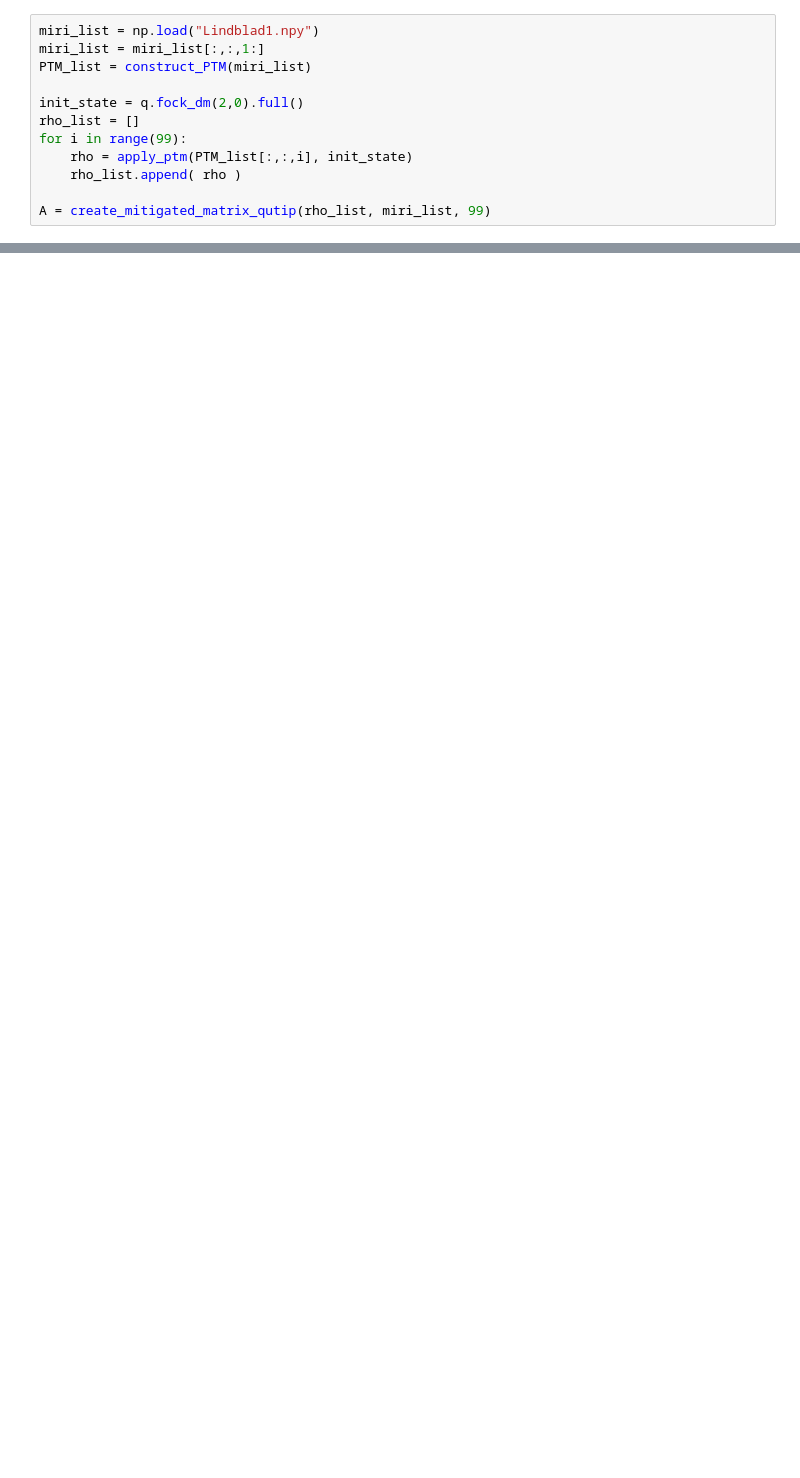
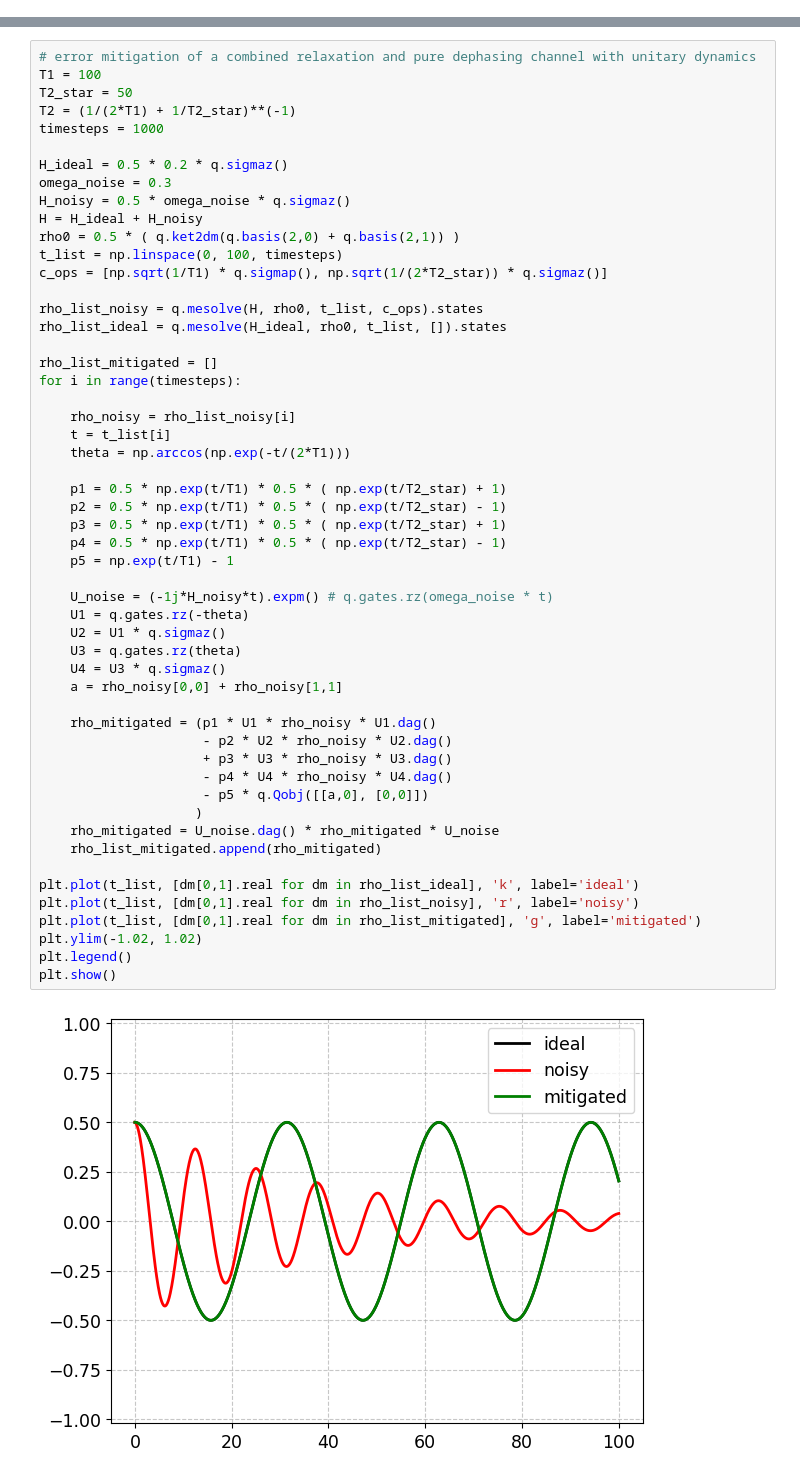
Before and after one commit to dehe1011/NVcenter, a Jupyter notebook: development/Untitled.ipynb, the cells around one changed output, grey strips where cells are left out. Drawn from its saved outputs; the diff is of its cells as text; blank space fills up the shorter version.

```diff
--- a/development/Untitled.ipynb
+++ b/development/Untitled.ipynb
@@ -94,12 +0,0 @@ def pauli_vec_to_rho(pauli_vec):
-# %%
-miri_list = np.load("Lindblad1.npy")
-miri_list = miri_list[:,:,1:]
-PTM_list = construct_PTM(miri_list)
-
-init_state = q.fock_dm(2,0).full()
-rho_list = []
-for i in range(99):
-    rho = apply_ptm(PTM_list[:,:,i], init_state)
-    rho_list.append( rho )
-
-A = create_mitigated_matrix_qutip(rho_list, miri_list, 99)
@@ -113,0 +8,55 @@ Quantum object: dims=[[2], [2]], shape=(2, 2), type='oper', dtype=Dense, isherm=
+# %%
+# error mitigation of a combined relaxation and pure dephasing channel with unitary dynamics
+T1 = 100
+T2_star = 50
+T2 = (1/(2*T1) + 1/T2_star)**(-1)
+timesteps = 1000
+
+H_ideal = 0.5 * 0.2 * q.sigmaz()
+omega_noise = 0.3
+H_noisy = 0.5 * omega_noise * q.sigmaz()
+H = H_ideal + H_noisy
+rho0 = 0.5 * ( q.ket2dm(q.basis(2,0) + q.basis(2,1)) )
+t_list = np.linspace(0, 100, timesteps)
+c_ops = [np.sqrt(1/T1) * q.sigmap(), np.sqrt(1/(2*T2_star)) * q.sigmaz()]
+
+rho_list_noisy = q.mesolve(H, rho0, t_list, c_ops).states
+rho_list_ideal = q.mesolve(H_ideal, rho0, t_list, []).states
+
+rho_list_mitigated = []
+for i in range(timesteps):
+
+    rho_noisy = rho_list_noisy[i]
+    t = t_list[i]
+    theta = np.arccos(np.exp(-t/(2*T1)))
+
+    p1 = 0.5 * np.exp(t/T1) * 0.5 * ( np.exp(t/T2_star) + 1)
+    p2 = 0.5 * np.exp(t/T1) * 0.5 * ( np.exp(t/T2_star) - 1)
+    p3 = 0.5 * np.exp(t/T1) * 0.5 * ( np.exp(t/T2_star) + 1)
+    p4 = 0.5 * np.exp(t/T1) * 0.5 * ( np.exp(t/T2_star) - 1)
+    p5 = np.exp(t/T1) - 1
+
+    U_noise = (-1j*H_noisy*t).expm() # q.gates.rz(omega_noise * t)
+    U1 = q.gates.rz(-theta)
+    U2 = U1 * q.sigmaz()
+    U3 = q.gates.rz(theta)
+    U4 = U3 * q.sigmaz()
+    a = rho_noisy[0,0] + rho_noisy[1,1]
+
+    rho_mitigated = (p1 * U1 * rho_noisy * U1.dag()
+                     - p2 * U2 * rho_noisy * U2.dag()
+                     + p3 * U3 * rho_noisy * U3.dag()
+                     - p4 * U4 * rho_noisy * U4.dag()
+                     - p5 * q.Qobj([[a,0], [0,0]])
+                    )
+    rho_mitigated = U_noise.dag() * rho_mitigated * U_noise
+    rho_list_mitigated.append(rho_mitigated)
+
+plt.plot(t_list, [dm[0,1].real for dm in rho_list_ideal], 'k', label='ideal')
+plt.plot(t_list, [dm[0,1].real for dm in rho_list_noisy], 'r', label='noisy')
+plt.plot(t_list, [dm[0,1].real for dm in rho_list_mitigated], 'g', label='mitigated')
+plt.ylim(-1.02, 1.02)
+plt.legend()
+plt.show()
+# %% [output]
+[figure, added]
```
Also changed, not shown: parts of 8 cells of this notebook, 12 other files.
